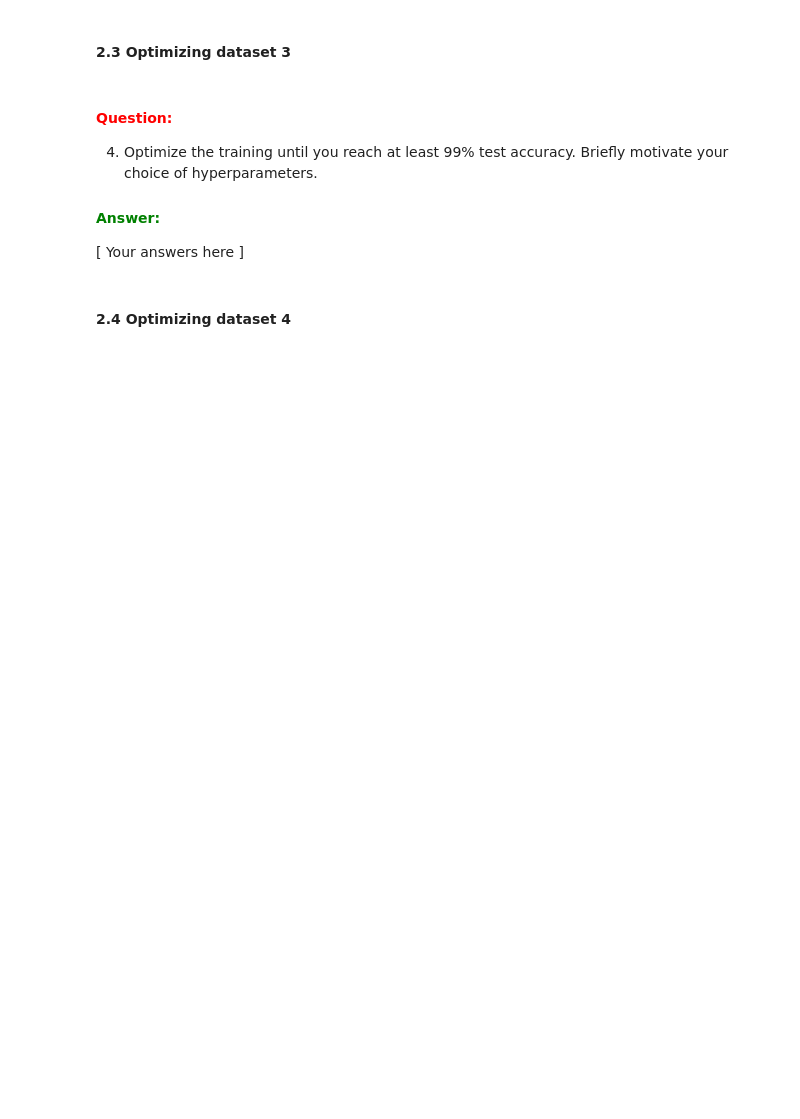
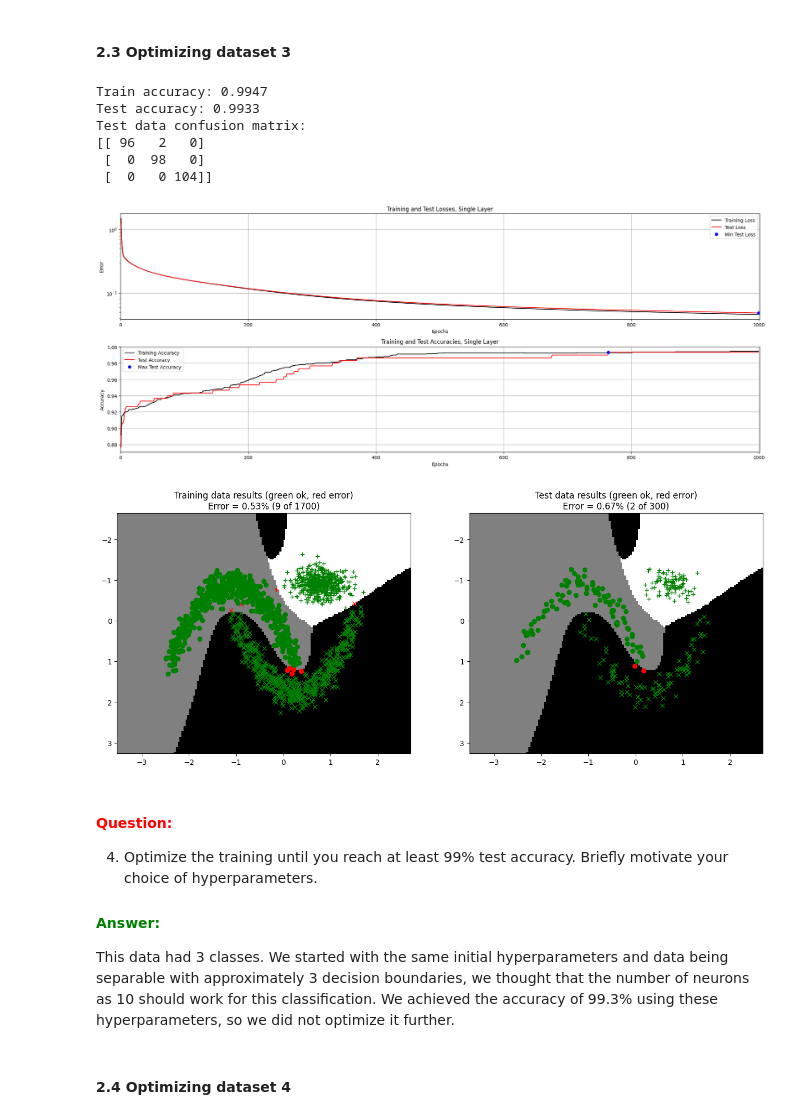
Before and after one commit to PranavC225/732A82_Deep_Learning, a Jupyter notebook: 1_Back_propagation/MultiLayer.ipynb, the cells around one changed output. Drawn from its saved outputs; the diff is of its cells as text; code cells hidden in the pictures; blank space fills up the shorter version.

```diff
--- a/1_Back_propagation/MultiLayer.ipynb
+++ b/1_Back_propagation/MultiLayer.ipynb
@@ -405,20 +421,29 @@ trainMultiLayerOnDataset(2, 0.15, W1_0, B1_0, W2_0, B2_0, params)
 # %%
 # --------------------------------------------
 # === Your code here =========================
 # --------------------------------------------
-nInputs  = ???
-nClasses = ???
-nHidden  = ???
+nInputs  = 2
+nClasses = 3
+nHidden  = 20
 
-W1_0 = ???
-B1_0 = ???
-W2_0 = ???
-B2_0 = ???
+W1_0 = np.random.randn(nInputs, nHidden)
+B1_0 = np.zeros((1, nHidden))
+W2_0 = np.random.randn(nHidden, nClasses)
+B2_0 = np.zeros((1, nClasses))
 
-params = {"epochs": ???, "learningRate": ???, "normalize": False, "useTanhOutput": False}
+params = {"epochs": 1000, "learningRate": 0.03, "normalize": True, "useTanhOutput": False}
 # ============================================
 
 trainMultiLayerOnDataset(3, 0.15, W1_0, B1_0, W2_0, B2_0, params)
+# %% [output]
+Train accuracy: 0.9947
+Test accuracy: 0.9933
+Test data confusion matrix:
+[[ 96   2   0]
+ [  0  98   0]
+ [  0   0 104]]
+[figure, added]
+[figure, added]
 # %% [markdown]
 #### **<span style="color:red">Question:</span>**
 
@@ -426,7 +451,7 @@ trainMultiLayerOnDataset(3, 0.15, W1_0, B1_0, W2_0, B2_0, params)
 
 #### **<span style="color:green">Answer:</span>**
 
-\[ Your answers here \]
+This data had 3 classes. We started with the same initial hyperparameters and data being separable with approximately 3 decision boundaries, we thought that the number of neurons as 10 should work for this classification. We achieved the accuracy of 99.3% using these hyperparameters, so we did not optimize it further.
 # %% [markdown]
 #### **2.4 Optimizing dataset 4**
 # %%
```
Also changed, not shown: parts of 10 cells of this notebook, 3 other files.
